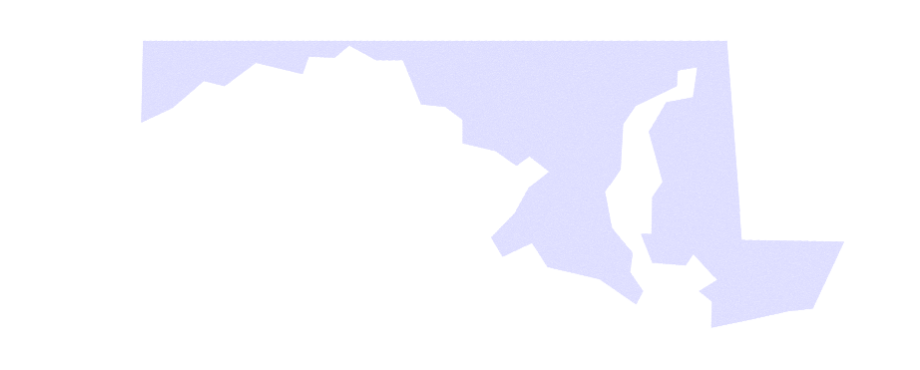
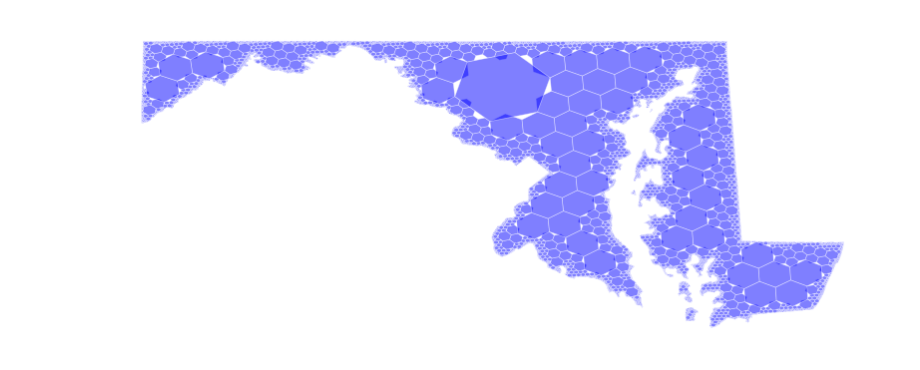
Before and after one commit to ajfriend/h3coco, a Jupyter notebook: notebooks/example.ipynb, the cells around one changed output. Cells and saved outputs as stored; diff of their text form; code cells hidden in the pictures.

```diff
--- a/notebooks/example.ipynb
+++ b/notebooks/example.ipynb
@@ -12,18 +12,18 @@ ImportError: cannot import name 'plot_state' from 'h3coco' (/Users/aj/work/2026-
 # %%
 from h3coco import cells_for_state, plot_cells
 import matplotlib.pyplot as plt
 import h3
 
 cells = cells_for_state('maryland', 9)
-# cells = h3.compact_cells(cells)
+cells = h3.compact_cells(cells)
 
 fig, ax = plt.subplots(figsize=(10,10))
 
 ax.axis('off')
 plot_cells(cells, ax=ax, facecolor='blue', alpha=0.5)
 plt.show()
 # %% [output]
-[figure, old version]
+[figure, new version]
 # %%
 from h3coco import cells_for_state
 cells = cells_for_state('maryland', 5)
```
Also changed, not shown: parts of 1 cell of this notebook, 2 other files.
